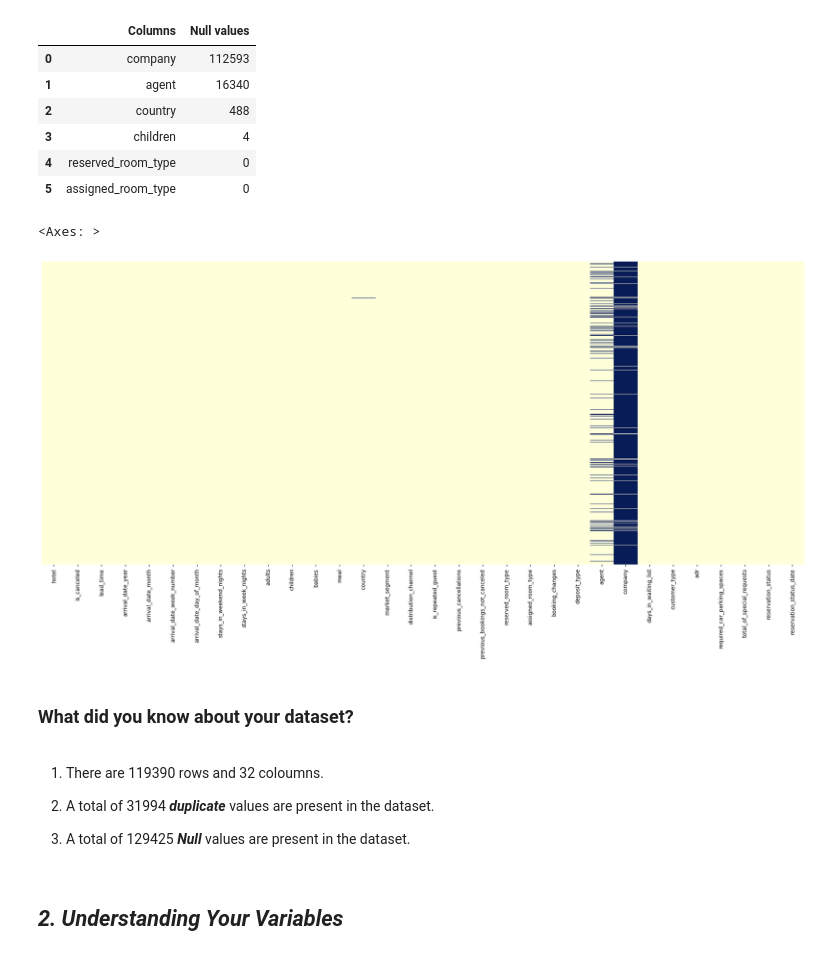
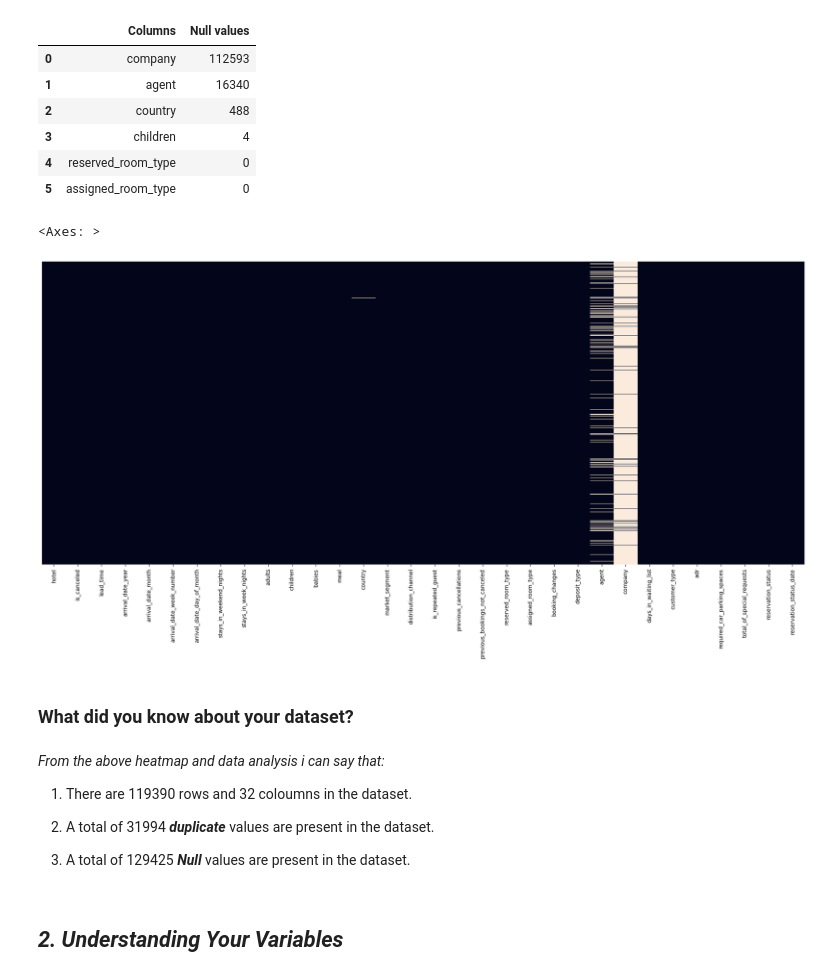
Before and after one commit to DevanshA2511/Hotel-Booking-Analysis-EDA, a Jupyter notebook: Hotel_Booking_Analysis_EDA_.ipynb, the cells around one changed output. Cells and saved outputs as stored; diff of their text form; code cells hidden in the pictures.

Commit message:
Commit 2 (Data Wrangling)

```diff
--- a/Hotel_Booking_Analysis_EDA_.ipynb
+++ b/Hotel_Booking_Analysis_EDA_.ipynb
@@ -88,6 +89,7 @@ Mounted at /content/drive
 # %%
 path = "/content/drive/MyDrive/data /Hotel Bookings.csv" #setting file path
-hotel_bookings_df = pd.read_csv(path) #storing the data into a data frame
+df = pd.read_csv(path) #storing the data into a data frame
+hotel_bookings_df = df.copy() #creating a copy to work on the data
 # %% [markdown]
 ### Dataset First View
 # %%
@@ -171,14 +173,15 @@ Total Null values present are : 129425
 # %%
 # Visualizing the missing values through a heat map
 plt.figure(figsize=(25, 10))
-sns.heatmap(hotel_bookings_df.isnull(),cbar = False, yticklabels = False,cmap = 'YlGnBu')
+sns.heatmap(hotel_bookings_df.isnull(),cbar = False, yticklabels = False)
 # %% [output]
 <Axes: >
-[figure, old version]
+[figure, new version]
 # %% [markdown]
 ### What did you know about your dataset?
 # %% [markdown]
-1. There are 119390 rows and 32 coloumns.
+*From the above heatmap and data analysis i can say that:*
+1. There are 119390 rows and 32 coloumns in the dataset.
 
 2. A total of 31994 ***duplicate*** values are present in the dataset.
 
```
Also changed, not shown: parts of 28 cells of this notebook.
